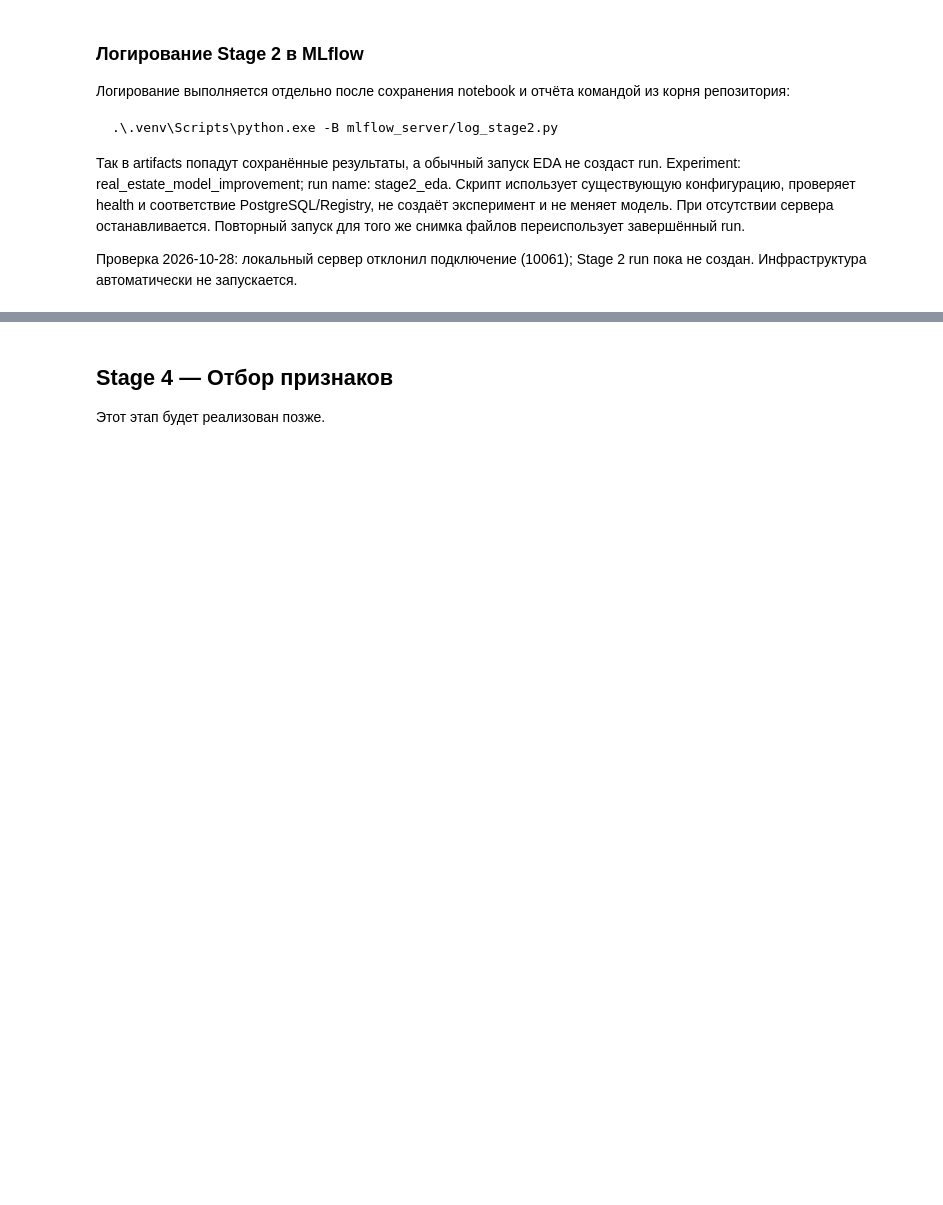
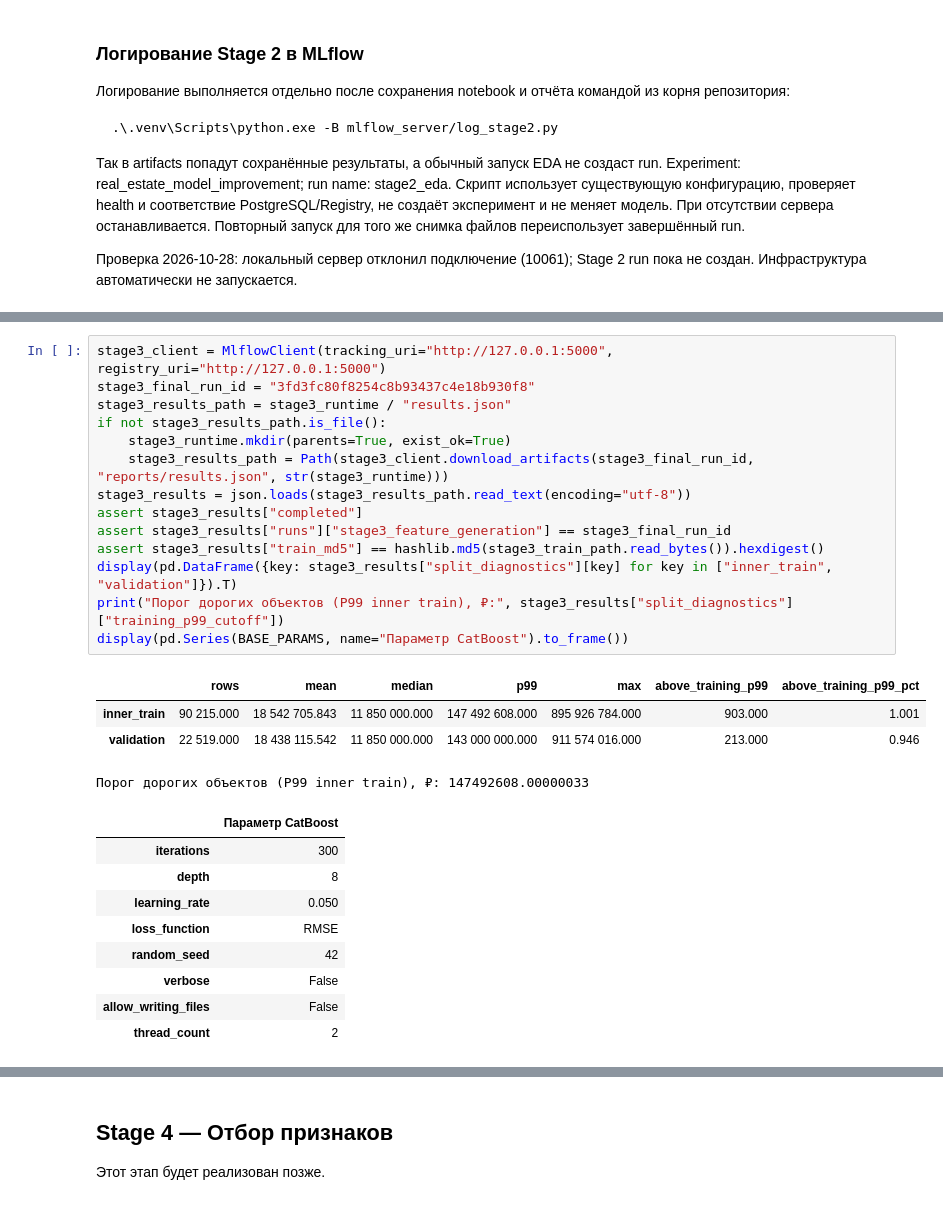
Before and after one commit to egpozd/mle-mlflow, a Jupyter notebook: model_improvement/model_improvement.ipynb, the cells around one changed output, grey strips where cells are left out. Drawn from its saved outputs; the diff is of its cells as text; blank space fills up the shorter version.

```diff
--- a/model_improvement/model_improvement.ipynb
+++ b/model_improvement/model_improvement.ipynb
@@ -489,0 +548,28 @@ print("Самопроверка пройдена: train не изменён, и
+# %%
+stage3_client = MlflowClient(tracking_uri="http://127.0.0.1:5000", registry_uri="http://127.0.0.1:5000")
+stage3_final_run_id = "3fd3fc80f8254c8b93437c4e18b930f8"
+stage3_results_path = stage3_runtime / "results.json"
+if not stage3_results_path.is_file():
+    stage3_runtime.mkdir(parents=True, exist_ok=True)
+    stage3_results_path = Path(stage3_client.download_artifacts(stage3_final_run_id, "reports/results.json", str(stage3_runtime)))
+stage3_results = json.loads(stage3_results_path.read_text(encoding="utf-8"))
+assert stage3_results["completed"]
+assert stage3_results["runs"]["stage3_feature_generation"] == stage3_final_run_id
+assert stage3_results["train_md5"] == hashlib.md5(stage3_train_path.read_bytes()).hexdigest()
+display(pd.DataFrame({key: stage3_results["split_diagnostics"][key] for key in ["inner_train", "validation"]}).T)
+print("Порог дорогих объектов (P99 inner train), ₽:", stage3_results["split_diagnostics"]["training_p99_cutoff"])
+display(pd.Series(BASE_PARAMS, name="Параметр CatBoost").to_frame())
+# %% [output]
+|  | rows | mean | median | p99 | max | above_training_p99 | above_training_p99_pct |
+| inner_train | 90 215.000 | 18 542 705.843 | 11 850 000.000 | 147 492 608.000 | 895 926 784.000 | 903.000 | 1.001 |
+| validation | 22 519.000 | 18 438 115.542 | 11 850 000.000 | 143 000 000.000 | 911 574 016.000 | 213.000 | 0.946 |
+Порог дорогих объектов (P99 inner train), ₽: 147492608.00000033
+|  | Параметр CatBoost |
+| iterations | 300 |
+| depth | 8 |
+| learning_rate | 0.050 |
+| loss_function | RMSE |
+| random_seed | 42 |
+| verbose | False |
+| allow_writing_files | False |
+| thread_count | 2 |
```
Also changed, not shown: parts of 18 cells of this notebook, 3 other files.
